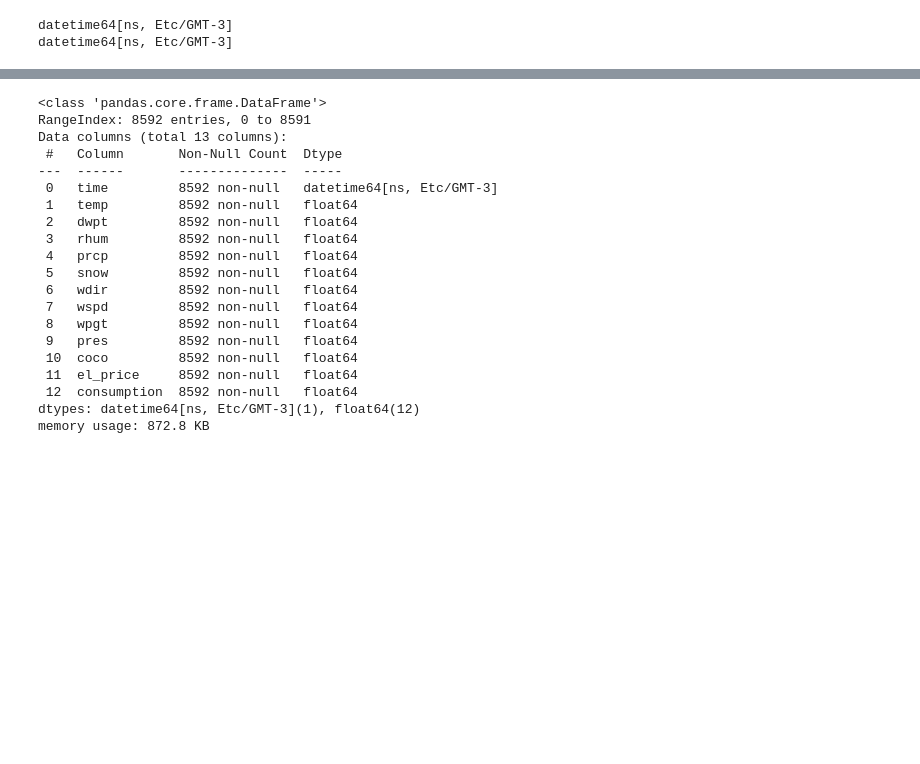
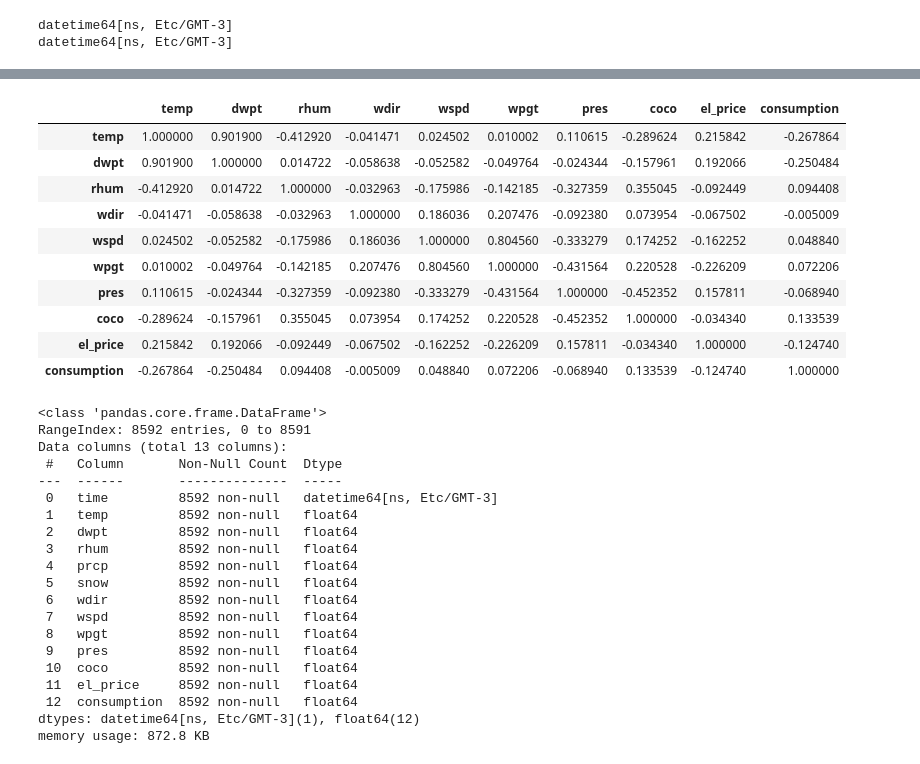
Before and after one commit to Chygos/UniTartu_Intro_to_DS_Project, a Jupyter notebook: Data_Cleaning.ipynb, the cells around one changed output, grey strips where cells are left out. Saved outputs shown, nothing was run; the diff lists cells and outputs as text; code cells hidden in the pictures; blank space fills up the shorter version.

```diff
--- a/Data_Cleaning.ipynb
+++ b/Data_Cleaning.ipynb
@@ -122,3 +144,17 @@ datetime64[ns, Etc/GMT-3]
+# %%
+train.drop(['prcp', 'snow'], axis=1).corr()
+# %% [output]
+|  | temp | dwpt | rhum | wdir | wspd | wpgt | pres | coco | el_price | consumption |
+| temp | 1.000000 | 0.901900 | -0.412920 | -0.041471 | 0.024502 | 0.010002 | 0.110615 | -0.289624 | 0.215842 | -0.267864 |
+| dwpt | 0.901900 | 1.000000 | 0.014722 | -0.058638 | -0.052582 | -0.049764 | -0.024344 | -0.157961 | 0.192066 | -0.250484 |
+| rhum | -0.412920 | 0.014722 | 1.000000 | -0.032963 | -0.175986 | -0.142185 | -0.327359 | 0.355045 | -0.092449 | 0.094408 |
+| wdir | -0.041471 | -0.058638 | -0.032963 | 1.000000 | 0.186036 | 0.207476 | -0.092380 | 0.073954 | -0.067502 | -0.005009 |
+| wspd | 0.024502 | -0.052582 | -0.175986 | 0.186036 | 1.000000 | 0.804560 | -0.333279 | 0.174252 | -0.162252 | 0.048840 |
+| wpgt | 0.010002 | -0.049764 | -0.142185 | 0.207476 | 0.804560 | 1.000000 | -0.431564 | 0.220528 | -0.226209 | 0.072206 |
+| pres | 0.110615 | -0.024344 | -0.327359 | -0.092380 | -0.333279 | -0.431564 | 1.000000 | -0.452352 | 0.157811 | -0.068940 |
+| coco | -0.289624 | -0.157961 | 0.355045 | 0.073954 | 0.174252 | 0.220528 | -0.452352 | 1.000000 | -0.034340 | 0.133539 |
+| el_price | 0.215842 | 0.192066 | -0.092449 | -0.067502 | -0.162252 | -0.226209 | 0.157811 | -0.034340 | 1.000000 | -0.124740 |
+| consumption | -0.267864 | -0.250484 | 0.094408 | -0.005009 | 0.048840 | 0.072206 | -0.068940 | 0.133539 | -0.124740 | 1.000000 |
 # %%
 # filling in precipitation and snow depth data with zeros
 train = train.assign(prcp = train.prcp.fillna(0),
```
Also changed, not shown: parts of 4 cells of this notebook.
